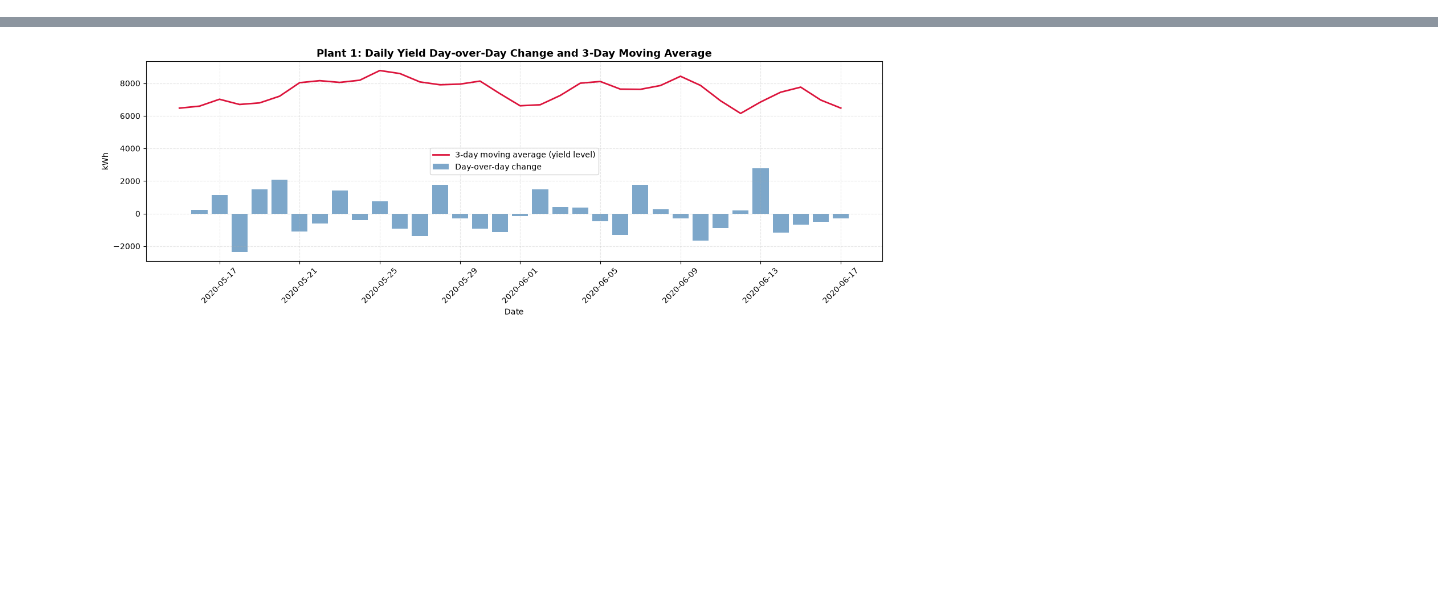
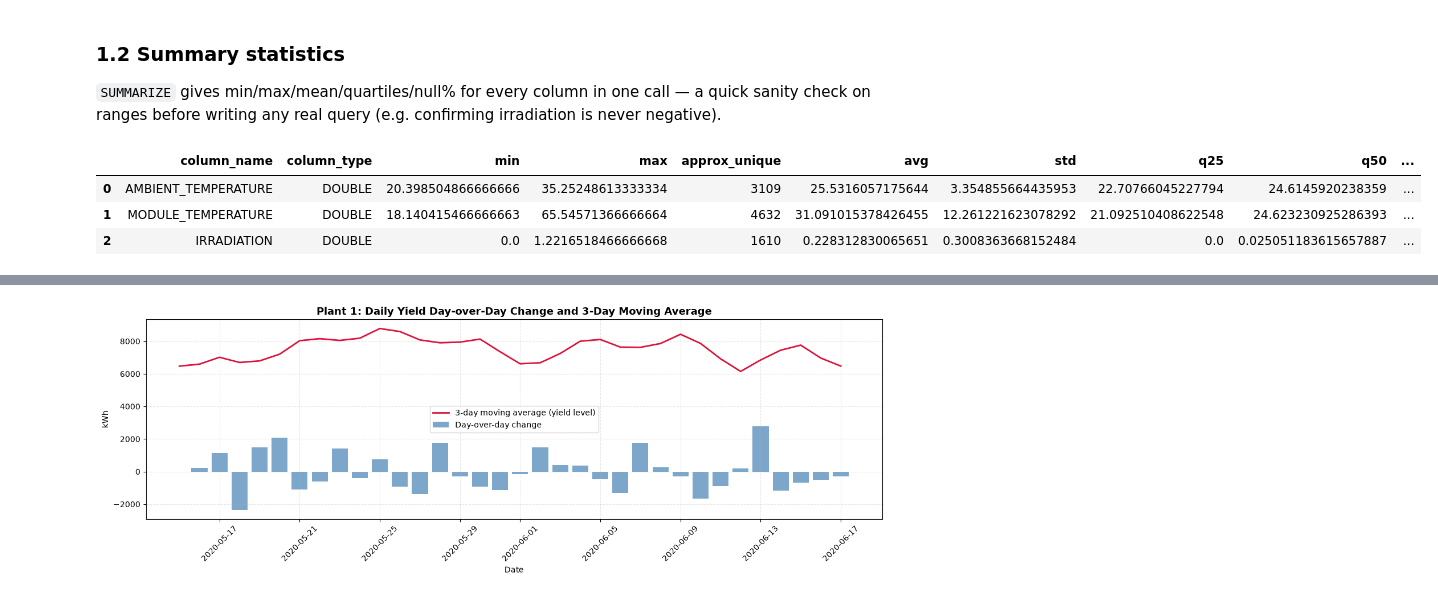
Before and after one commit to tateshita1908/solar-power-forecasting-system, a Jupyter notebook: notebooks/sql_analysis.ipynb, the cells around one changed output, grey strips where cells are left out. Cells and saved outputs as stored; diff of their text form; code cells hidden in the pictures; blank space fills up the shorter version.

```diff
--- a/notebooks/sql_analysis.ipynb
+++ b/notebooks/sql_analysis.ipynb
@@ -49,0 +39,15 @@ joined_df.head()
+# %% [markdown]
+### 1.2 Summary statistics
+
+`SUMMARIZE` gives min/max/mean/quartiles/null% for every column in one call — a quick sanity check on ranges before writing any real query (e.g. confirming irradiation is never negative).
+# %%
+summary_df = con.sql(f"""
+    SUMMARIZE SELECT AMBIENT_TEMPERATURE, MODULE_TEMPERATURE, IRRADIATION
+    FROM read_csv_auto('{WEATHER_PATH}')
+""").df()
+summary_df
+# %% [output]
+|  | column_name | column_type | min | max | approx_unique | avg | std | q25 | q50 | ... |
+| 0 | AMBIENT_TEMPERATURE | DOUBLE | 20.398504866666666 | 35.25248613333334 | 3109 | 25.5316057175644 | 3.354855664435953 | 22.70766045227794 | 24.6145920238359 | ... |
+| 1 | MODULE_TEMPERATURE | DOUBLE | 18.140415466666663 | 65.54571366666664 | 4632 | 31.091015378426455 | 12.261221623078292 | 21.092510408622548 | 24.623230925286393 | ... |
+| 2 | IRRADIATION | DOUBLE | 0.0 | 1.2216518466666668 | 1610 | 0.228312830065651 | 0.3008363668152484 | 0.0 | 0.025051183615657887 | ... |
```
Also changed, not shown: parts of 27 cells of this notebook, 1 other file.
